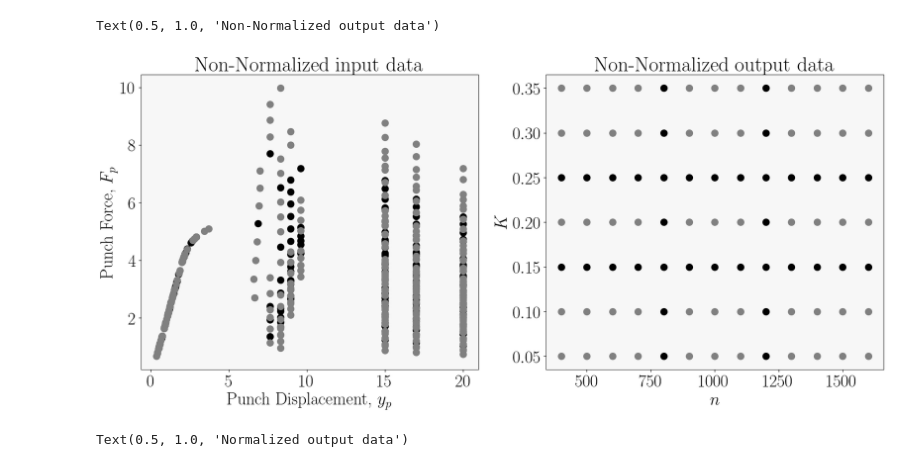
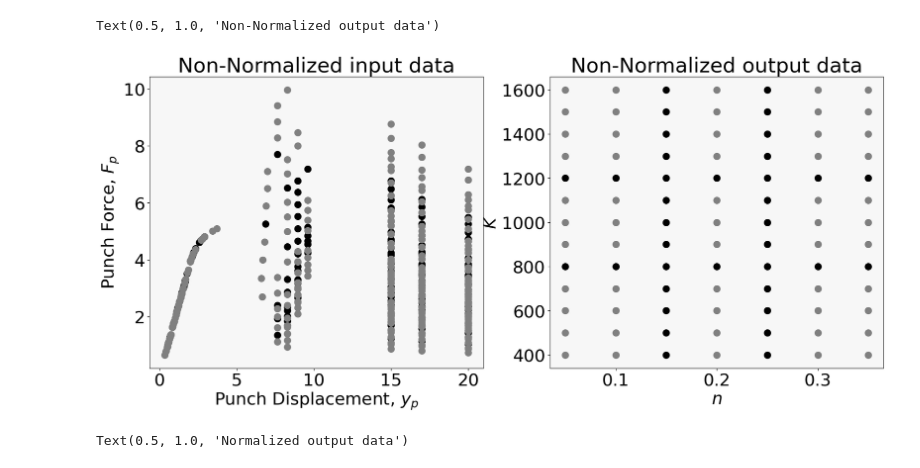
Before and after one commit to DaJaCruz/PhD, a Jupyter notebook: LSTM_Sequence2One_5points.ipynb, the cells around one changed output. Saved outputs shown, nothing was run; the diff lists cells and outputs as text; code cells hidden in the pictures.

```diff
--- a/LSTM_Sequence2One_5points.ipynb
+++ b/LSTM_Sequence2One_5points.ipynb
@@ -208,35 +193,35 @@ Y_train_scaled = Y_data_scaled[36:91,:] # Training output dataset
 # %%
 #Plots with Non-normalized outputs
 fig_ANN, (ax1_ANN, ax2_ANN) = plt.subplots(1,2)
 
 cases = np.arange(1, n_cases+1, 1)
 
 ax1_ANN.plot(X_val[:,:,0], X_val[:,:,1], 'o', markersize=10, color='black', label="testing points") # show normalized training data
 ax1_ANN.plot(X_train[:,:,0], X_train[:,:,1], 'o', markersize=10, color='gray', label="training points") # show normalized training data
 ax1_ANN.set_ylabel('Punch Force, $F_p$')
 ax1_ANN.set_xlabel('Punch Displacement, $y_p$')
 ax1_ANN.set_title('Non-Normalized input data')
 # ax1_ANN.legend(['training', 'testing', 'validation'], loc='upper right')
 #ax1_ANN.grid(True, color='gray', linestyle='-')
 # ax1_ANN.set_ylim([-1.25, 1.25])
 # ax1_ANN.set_xlim([-1.25, 1.25])
 # Create figure with specified size
 fig_ANN.set_size_inches(20, 8)
 
 # K-n Points
-ax2_ANN.plot(Y_val[:,0], Y_val[:,1], 'o', markersize=10, color='black') # show normalized training data
-ax2_ANN.plot(Y_train[:,0], Y_train[:,1], 'o', markersize=10, color='gray') # show normalized training data
+ax2_ANN.plot(Y_val[:,1], Y_val[:,0], 'o', markersize=10, color='black') # show normalized training data
+ax2_ANN.plot(Y_train[:,1], Y_train[:,0], 'o', markersize=10, color='gray') # show normalized training data
 # ax2_ANN.plot(cases, Y_test_scaled, 'o', markersize=10, color='black', label="testing points") # show normalized training data
 ax2_ANN.set_ylabel('$K$')
 ax2_ANN.set_xlabel('$n$')
 ax2_ANN.set_title('Non-Normalized output data')
 # ax2_ANN.legend(['training', 'testing', 'validation'], loc='upper right')
 #ax1_ANN.grid(True, color='gray', linestyle='-')
 # ax2_ANN.set_ylim([-1.25, 1.25])
 # ax2_ANN.set_xlim([-1.25, 1.25])
 # %% [output]
 Text(0.5, 1.0, 'Non-Normalized output data')
-[figure, old version]
+[figure, new version]
 # %%
 #Plots with normalized outputs
 fig_ANN, (ax1_ANN, ax2_ANN) = plt.subplots(1,2)
```
Also changed, not shown: parts of 2 cells of this notebook.
